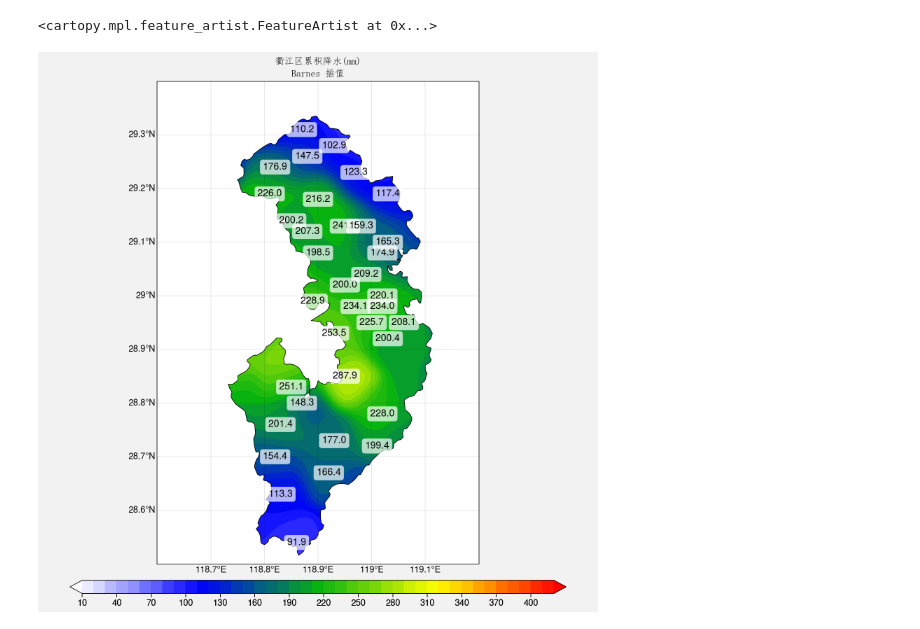
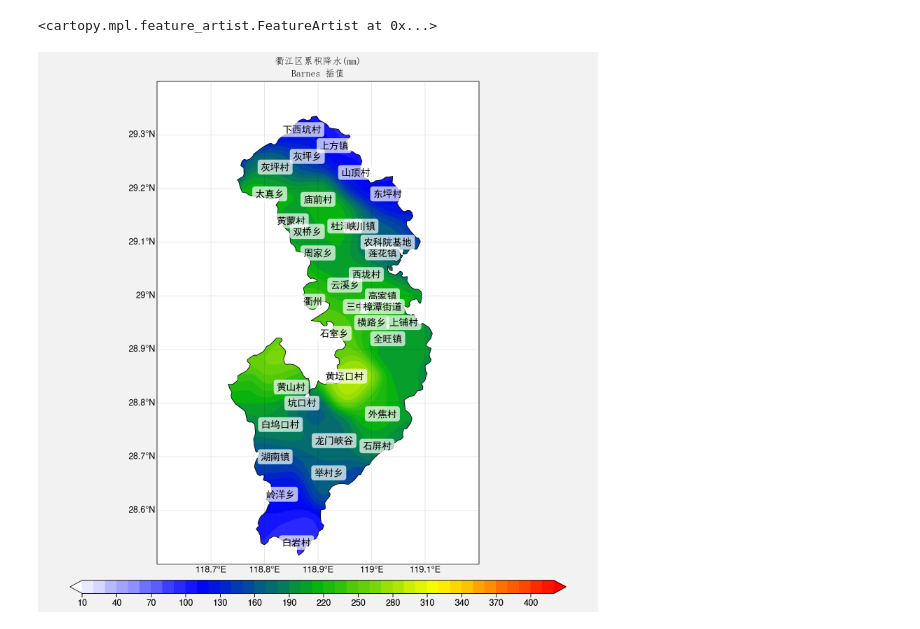
Before and after one commit to wangrenz/python_tutorial, a Jupyter notebook: plot_example/plot_scatter_amap.ipynb, the cells around one changed output. Saved outputs shown, nothing was run; the diff lists cells and outputs as text; code cells hidden in the pictures.

```diff
--- a/plot_example/plot_scatter_amap.ipynb
+++ b/plot_example/plot_scatter_amap.ipynb
@@ -64,32 +64,35 @@ axs.format(
     suptitle='衢江区累积降水(mm)',**cnfont_f
 )
 
 
 # im = axs[0].scatter(df['lon'].values, df['lat'].values, marker='o', c=df['pre'].values, s=50, lw=0.7, cmap=cmaps.WhBlGrYeRe, levels=51,edgecolors='k')
 # axs[0].colorbar(im, loc='b', length=0.9,)
 # axs[0].format(title='站点', **cnfont_f)
 
 levels = [0,0.1,10,25,50,75,100,125,150,175,200,225,250,275,300]
 
 im = axs[0].contourf(lon, lat, pre, cmap=cmaps.WhBlGrYeRe, levels=51, extend='both') # precip3_16lev
 for collection in im.collections:
     collection.set_clip_path(path_qj, ccrs.PlateCarree()._as_mpl_transform(axs[0]))
 axs[0].colorbar(im, loc='b', length=0.9)
 axs[0].format(title='Barnes 插值', **cnfont_f)
 
 
 points = np.array((df['lon'], df['lat'])).T
 mask   = path_qj.contains_points(points)
 df_qj  = df[mask]
 
 for index, row in df_qj.iterrows():
-    axs[0].text(row['lon'], row['lat'], "{:.1f}".format(row['pre']), bbox=dict(boxstyle="round,pad=0.3",ec='none',fc='white',alpha=0.7),va='center',ha='center',color='k', fontsize=10)
+# 站点降水
+#    axs[0].text(row['lon'], row['lat'], "{:.1f}".format(row['pre']), bbox=dict(boxstyle="round,pad=0.3",ec='none',fc='white',alpha=0.7),va='center',ha='center',color='k', fontsize=10)
+# 站名
+    axs[0].text(row['lon'], row['lat'], row['name'], bbox=dict(boxstyle="round,pad=0.3",ec='none',fc='white',alpha=0.7),va='center',ha='center',color='k', fontsize=10, **cnfont)
 
 
 
 # shapfile
 shape_feature = ShapelyFeature(qj_geoms, ccrs.PlateCarree(), facecolor='none',edgecolor='k')
 axs.add_feature(shape_feature)
 # %% [output]
 <cartopy.mpl.feature_artist.FeatureArtist at 0x...>
-[figure, old version]
+[figure, new version]
```
